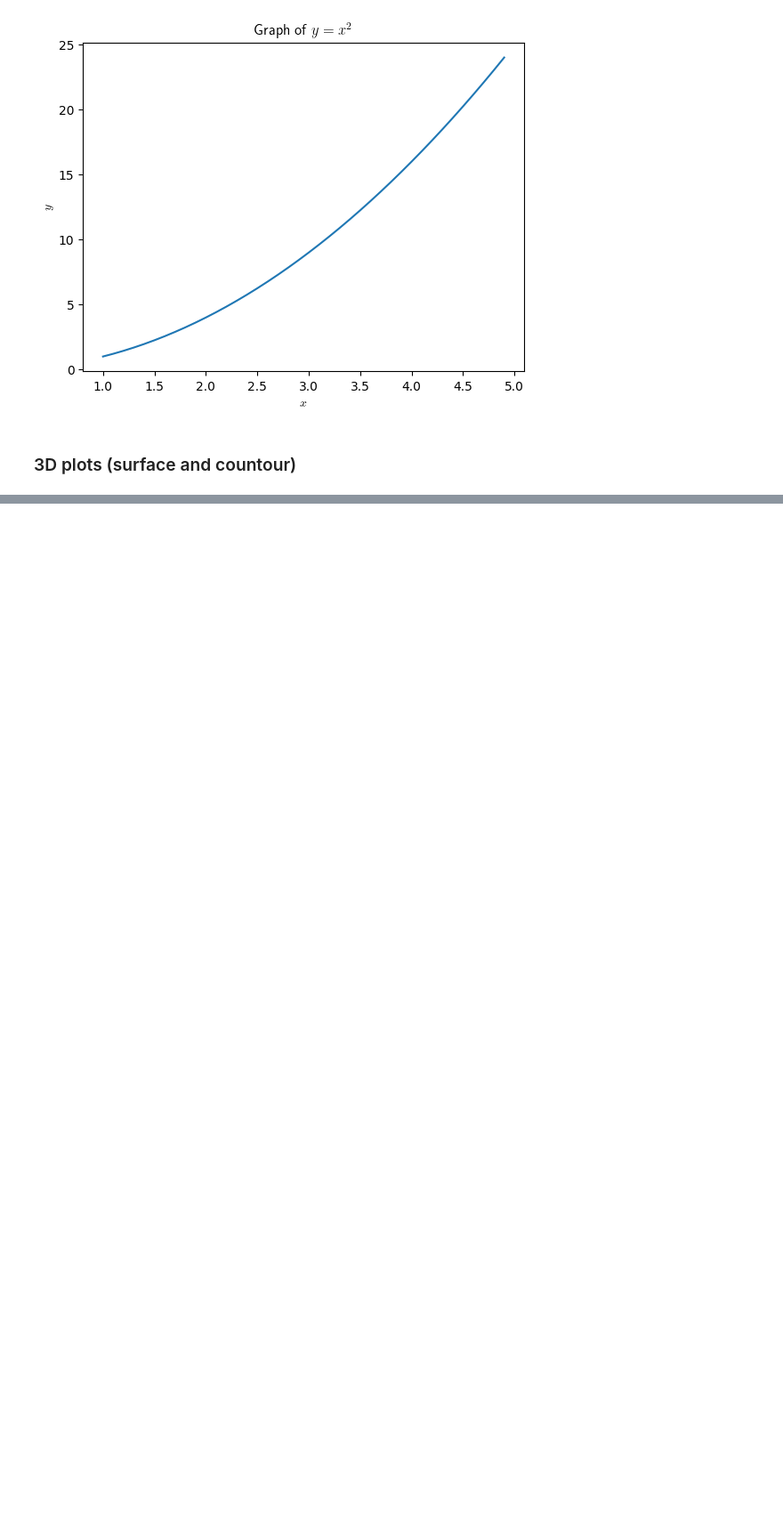
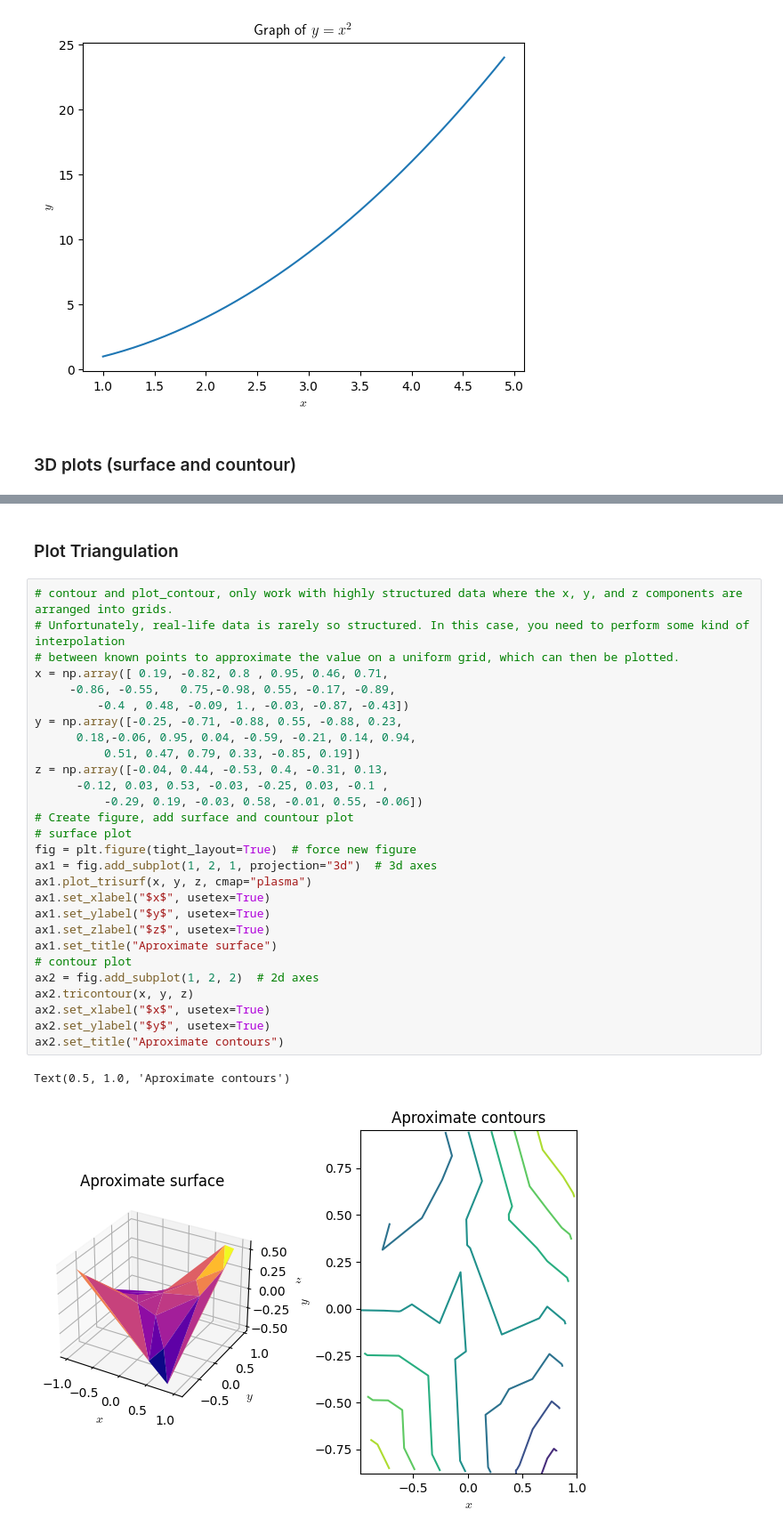
Before and after one commit to claudym/applying_math_hon, a Jupyter notebook: 02_matplotlib.ipynb, the cells around one changed output, grey strips where cells are left out. Shown at 89% size. Drawn from its saved outputs; the diff is of its cells as text; blank space fills up the shorter version.

```diff
--- a/02_matplotlib.ipynb
+++ b/02_matplotlib.ipynb
@@ -134,0 +145,33 @@ Text(0.5, 0.92, 'Graph of the function $f(x) = 1/(x^2 + y^2)$')
+# %% [markdown]
+### Plot Triangulation
+# %%
+# contour and plot_contour, only work with highly structured data where the x, y, and z components are arranged into grids.
+# Unfortunately, real-life data is rarely so structured. In this case, you need to perform some kind of interpolation
+# between known points to approximate the value on a uniform grid, which can then be plotted.
+x = np.array([ 0.19, -0.82, 0.8 , 0.95, 0.46, 0.71,
+     -0.86, -0.55,   0.75,-0.98, 0.55, -0.17, -0.89,
+         -0.4 , 0.48, -0.09, 1., -0.03, -0.87, -0.43])
+y = np.array([-0.25, -0.71, -0.88, 0.55, -0.88, 0.23,
+      0.18,-0.06, 0.95, 0.04, -0.59, -0.21, 0.14, 0.94,
+          0.51, 0.47, 0.79, 0.33, -0.85, 0.19])
+z = np.array([-0.04, 0.44, -0.53, 0.4, -0.31, 0.13,
+      -0.12, 0.03, 0.53, -0.03, -0.25, 0.03, -0.1 ,
+          -0.29, 0.19, -0.03, 0.58, -0.01, 0.55, -0.06])
+# Create figure, add surface and countour plot
+# surface plot
+fig = plt.figure(tight_layout=True)  # force new figure
+ax1 = fig.add_subplot(1, 2, 1, projection="3d")  # 3d axes
+ax1.plot_trisurf(x, y, z, cmap="plasma")
+ax1.set_xlabel("$x$", usetex=True)
+ax1.set_ylabel("$y$", usetex=True)
+ax1.set_zlabel("$z$", usetex=True)
+ax1.set_title("Aproximate surface")
+# contour plot
+ax2 = fig.add_subplot(1, 2, 2)  # 2d axes
+ax2.tricontour(x, y, z)
+ax2.set_xlabel("$x$", usetex=True)
+ax2.set_ylabel("$y$", usetex=True)
+ax2.set_title("Aproximate contours")
+# %% [output]
+Text(0.5, 1.0, 'Aproximate contours')
+[figure, added]
```
Also changed, not shown: parts of 9 cells of this notebook.
